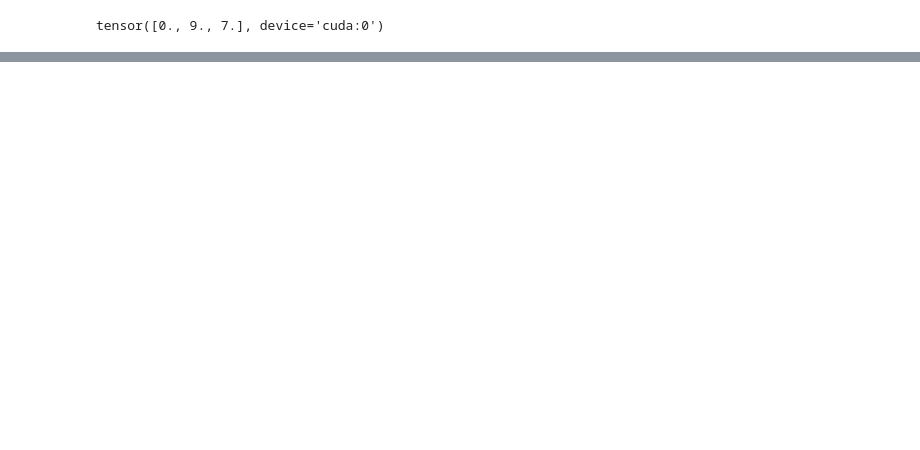
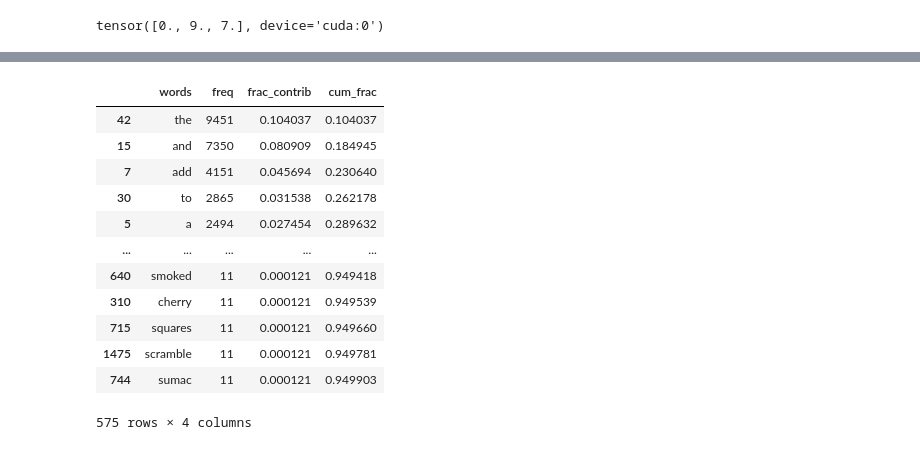
Before and after one commit to Crossmdl/Crossmdl, a Jupyter notebook: nbs/trail.ipynb, the cells around one changed output, grey strips where cells are left out. Cells and saved outputs as stored; diff of their text form; code cells hidden in the pictures; blank space fills up the shorter version.

```diff
--- a/nbs/trail.ipynb
+++ b/nbs/trail.ipynb
@@ -17,0 +290,26 @@ tensor([0., 9., 7.], device='cuda:0')
+# %%
+vocab_stats = pd.DataFrame({'words':list(stats['vocab'].keys()),'freq':list(stats['vocab'].values())})
+# %%
+total_cnt = sum(vocab_stats.sort_values(by='freq',ascending=False)['freq'])
+
+vocab_stats['frac_contrib'] = vocab_stats['freq']/total_cnt
+# %%
+sorted_vocab = vocab_stats.sort_values(by='freq',ascending=False)
+# %%
+sorted_vocab['cum_frac'] = sorted_vocab['frac_contrib'].cumsum()
+# %%
+sorted_vocab[sorted_vocab['cum_frac']<0.95]
+# %% [output]
+|  | words | freq | frac_contrib | cum_frac |
+| 42 | the | 9451 | 0.104037 | 0.104037 |
+| 15 | and | 7350 | 0.080909 | 0.184945 |
+| 7 | add | 4151 | 0.045694 | 0.230640 |
+| 30 | to | 2865 | 0.031538 | 0.262178 |
+| 5 | a | 2494 | 0.027454 | 0.289632 |
+| ... | ... | ... | ... | ... |
+| 640 | smoked | 11 | 0.000121 | 0.949418 |
+| 310 | cherry | 11 | 0.000121 | 0.949539 |
+| 715 | squares | 11 | 0.000121 | 0.949660 |
+| 1475 | scramble | 11 | 0.000121 | 0.949781 |
+| 744 | sumac | 11 | 0.000121 | 0.949903 |
+575 rows × 4 columns
```
Also changed, not shown: parts of 42 cells of this notebook.
